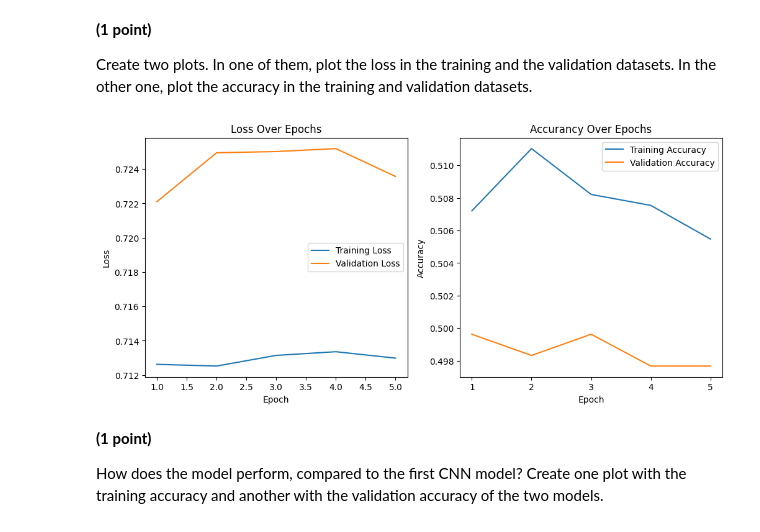
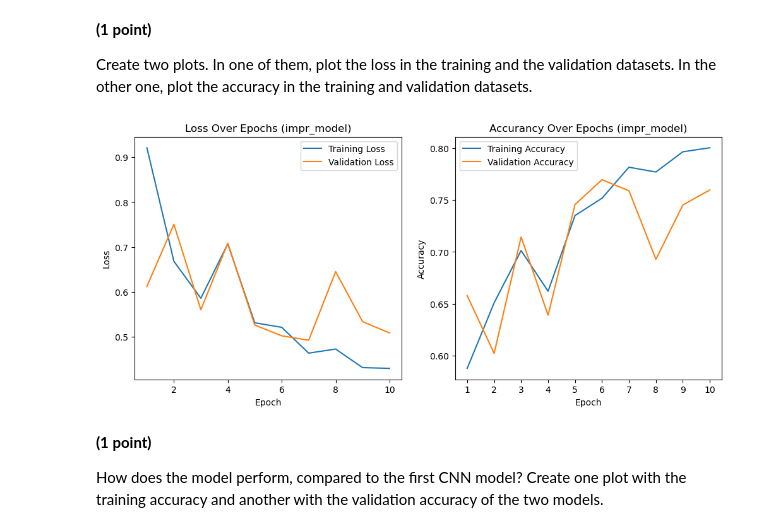
Before and after one commit to chenbin234/SSY340_Deep_machine_learning, a Jupyter notebook: HA1/HA1.ipynb, the cells around one changed output. Drawn from its saved outputs; the diff is of its cells as text; code cells hidden in the pictures.

```diff
--- a/HA1/HA1.ipynb
+++ b/HA1/HA1.ipynb
@@ -854,8 +865,8 @@ SecondCnn(
 )
 # %%
 loss_fn2 = nn.BCELoss()
-optimizer2 = torch.optim.Adam(model.parameters(), lr=1e-4)
-num_epochs = 5
+optimizer2 = torch.optim.Adam(second_model.parameters(), lr=1e-4)
+num_epochs = 10
 
 impr_model, impr_train_losses, impr_train_accs, impr_val_losses, impr_val_accs = training_loop(second_model, optimizer2, loss_fn2, small_train_dataloader, small_val_dataloader, num_epochs=num_epochs, print_every=10)
 # %% [output]
@@ -883,30 +894,30 @@ Create two plots. In one of them, plot the loss in the training and the validati
 # %%
 # YOUR CODE HERE
 impr_train_losses_window_average = window_average(impr_train_losses, small_train_dataloader)
 impr_train_accs_window_average = window_average(impr_train_accs, small_train_dataloader)
 
 fig, (ax1, ax2) = plt.subplots(nrows=1, ncols=2, figsize=(12,5))
 x = np.arange(1,num_epochs+1)
 
 ax1.plot(x, impr_train_losses_window_average, label='Training Loss')
 ax1.plot(x, impr_val_losses, label='Validation Loss')
-ax1.set_title('Loss Over Epochs')
+ax1.set_title('Loss Over Epochs (impr_model)')
 ax1.set_xlabel('Epoch')
 ax1.set_ylabel('Loss')
-ax2.set_xticks(x)
+ax1.set_xticks(x)
 ax1.legend()
 
 ax2.plot(x, impr_train_accs_window_average, label='Training Accuracy')
 ax2.plot(x, impr_val_accs, label='Validation Accuracy')
-ax2.set_title('Accurancy Over Epochs')
+ax2.set_title('Accurancy Over Epochs (impr_model)')
 ax2.set_xlabel('Epoch')
 ax2.set_ylabel('Accuracy')
 ax2.set_xticks(x)
 ax2.legend()
 
 plt.show()
 # %% [output]
-[figure, old version]
+[figure, new version]
 # %% [markdown]
 **(1 point)**
 
```
Also changed, not shown: parts of 32 cells of this notebook.
